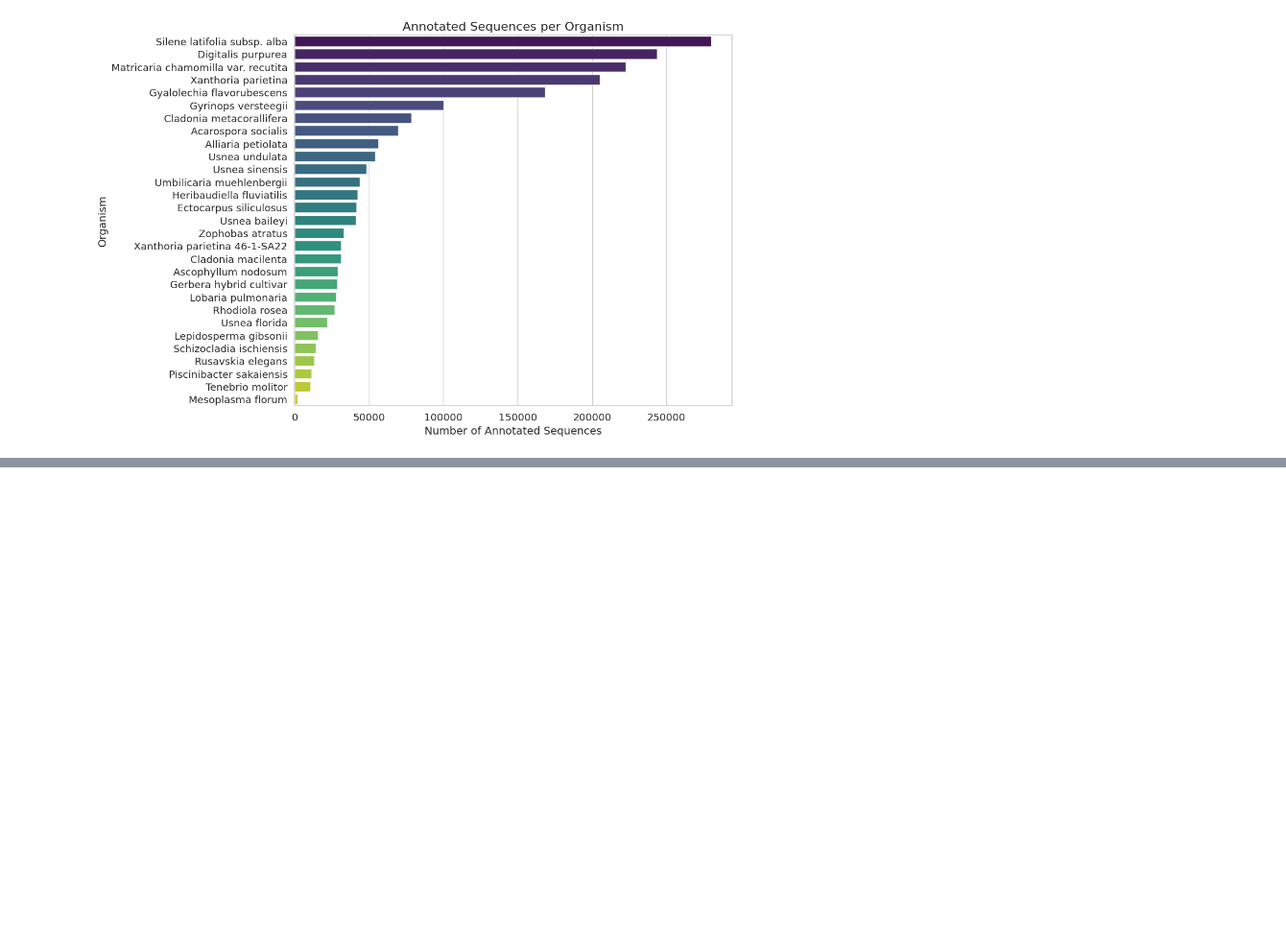
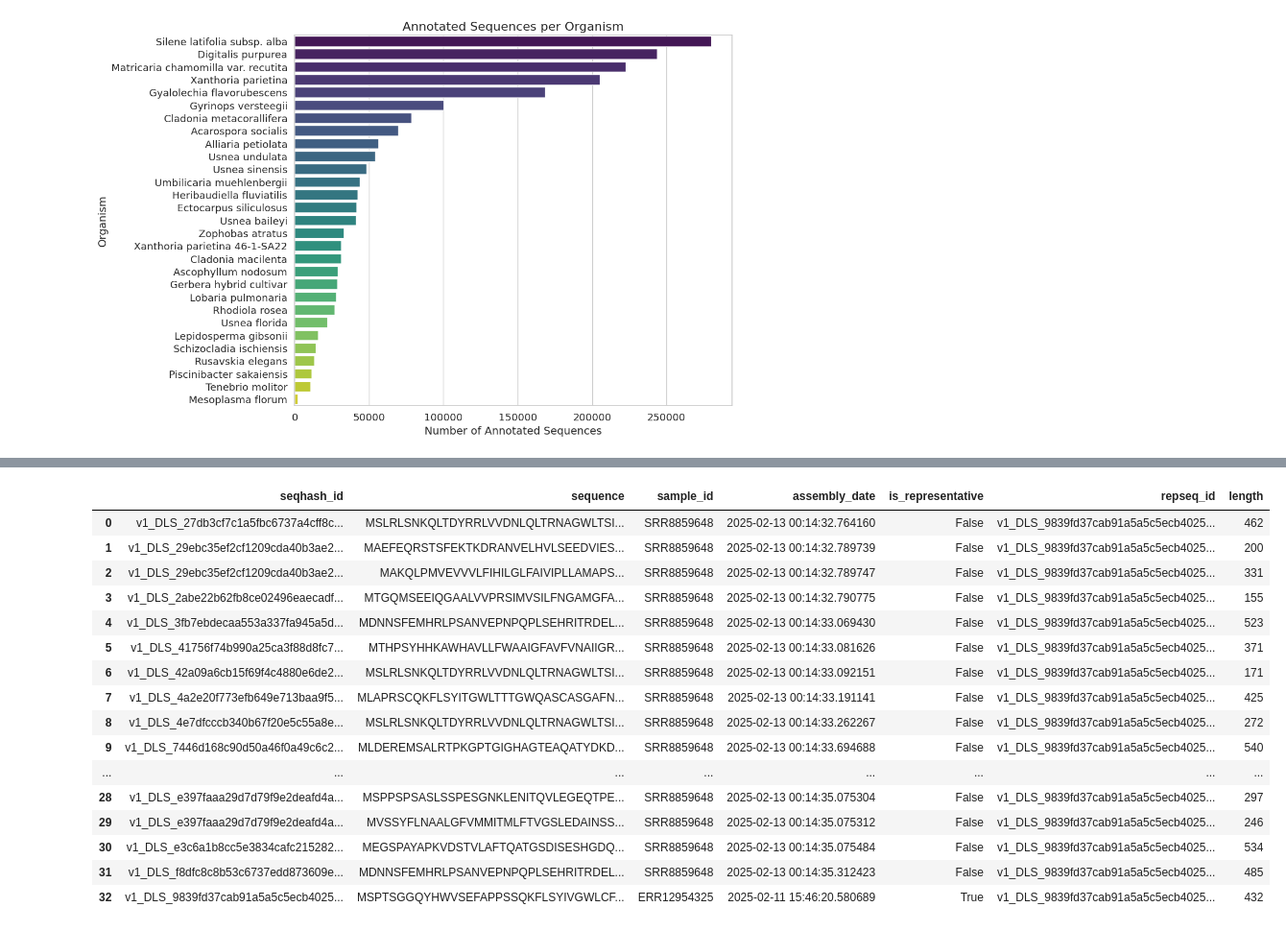
Before and after one commit to arudhir/planter, a Jupyter notebook: notebooks/master-database.ipynb, the cells around one changed output, grey strips where cells are left out. Shown at 96% size. Saved outputs shown, nothing was run; the diff lists cells and outputs as text; code cells hidden in the pictures; blank space fills up the shorter version.

```diff
--- a/notebooks/master-database.ipynb
+++ b/notebooks/master-database.ipynb
@@ -790,0 +886,28 @@ Text(0.95, 0.95, '\nn = 2,462,539\nmin = 100 aa\nmax = 7993 aa\nmean = 345.5 aa\
+# %%
+test_seqhash_id = 'v1_DLS_9839fd37cab91a5a5c5ecb4025a1a05e0c9c4fa6a1025d5d3d791fc0544f6249.p1'
+
+with duckdb.connect(test_db) as con:
+    query = """
+    SELECT * FROM sequences WHERE repseq_id = ?
+    """
+    df = con.execute(query, (test_seqhash_id,)).fetchdf()
+    display(df)
+    df['sequence'].tolist()
+# %% [output]
+|  | seqhash_id | sequence | sample_id | assembly_date | is_representative | repseq_id | length |
+| 0 | v1_DLS_27db3cf7c1a5fbc6737a4cff8c... | MSLRLSNKQLTDYRRLVVDNLQLTRNAGWLTSI... | SRR8859648 | 2025-02-13 00:14:32.764160 | False | v1_DLS_9839fd37cab91a5a5c5ecb4025... | 462 |
+| 1 | v1_DLS_29ebc35ef2cf1209cda40b3ae2... | MAEFEQRSTSFEKTKDRANVELHVLSEEDVIES... | SRR8859648 | 2025-02-13 00:14:32.789739 | False | v1_DLS_9839fd37cab91a5a5c5ecb4025... | 200 |
+| 2 | v1_DLS_29ebc35ef2cf1209cda40b3ae2... | MAKQLPMVEVVVLFIHILGLFAIVIPLLAMAPS... | SRR8859648 | 2025-02-13 00:14:32.789747 | False | v1_DLS_9839fd37cab91a5a5c5ecb4025... | 331 |
+| 3 | v1_DLS_2abe22b62fb8ce02496eaecadf... | MTGQMSEEIQGAALVVPRSIMVSILFNGAMGFA... | SRR8859648 | 2025-02-13 00:14:32.790775 | False | v1_DLS_9839fd37cab91a5a5c5ecb4025... | 155 |
+| 4 | v1_DLS_3fb7ebdecaa553a337fa945a5d... | MDNNSFEMHRLPSANVEPNPQPLSEHRITRDEL... | SRR8859648 | 2025-02-13 00:14:33.069430 | False | v1_DLS_9839fd37cab91a5a5c5ecb4025... | 523 |
+| 5 | v1_DLS_41756f74b990a25ca3f88d8fc7... | MTHPSYHHKAWHAVLLFWAAIGFAVFVNAIIGR... | SRR8859648 | 2025-02-13 00:14:33.081626 | False | v1_DLS_9839fd37cab91a5a5c5ecb4025... | 371 |
+| 6 | v1_DLS_42a09a6cb15f69f4c4880e6de2... | MSLRLSNKQLTDYRRLVVDNLQLTRNAGWLTSI... | SRR8859648 | 2025-02-13 00:14:33.092151 | False | v1_DLS_9839fd37cab91a5a5c5ecb4025... | 171 |
+| 7 | v1_DLS_4a2e20f773efb649e713baa9f5... | MLAPRSCQKFLSYITGWLTTTGWQASCASGAFN... | SRR8859648 | 2025-02-13 00:14:33.191141 | False | v1_DLS_9839fd37cab91a5a5c5ecb4025... | 425 |
+| 8 | v1_DLS_4e7dfcccb340b67f20e5c55a8e... | MSLRLSNKQLTDYRRLVVDNLQLTRNAGWLTSI... | SRR8859648 | 2025-02-13 00:14:33.262267 | False | v1_DLS_9839fd37cab91a5a5c5ecb4025... | 272 |
+| 9 | v1_DLS_7446d168c90d50a46f0a49c6c2... | MLDEREMSALRTPKGPTGIGHAGTEAQATYDKD... | SRR8859648 | 2025-02-13 00:14:33.694688 | False | v1_DLS_9839fd37cab91a5a5c5ecb4025... | 540 |
+| ... | ... | ... | ... | ... | ... | ... | ... |
+| 28 | v1_DLS_e397faaa29d7d79f9e2deafd4a... | MSPPSPSASLSSPESGNKLENITQVLEGEQTPE... | SRR8859648 | 2025-02-13 00:14:35.075304 | False | v1_DLS_9839fd37cab91a5a5c5ecb4025... | 297 |
+| 29 | v1_DLS_e397faaa29d7d79f9e2deafd4a... | MVSSYFLNAALGFVMMITMLFTVGSLEDAINSS... | SRR8859648 | 2025-02-13 00:14:35.075312 | False | v1_DLS_9839fd37cab91a5a5c5ecb4025... | 246 |
+| 30 | v1_DLS_e3c6a1b8cc5e3834cafc215282... | MEGSPAYAPKVDSTVLAFTQATGSDISESHGDQ... | SRR8859648 | 2025-02-13 00:14:35.075484 | False | v1_DLS_9839fd37cab91a5a5c5ecb4025... | 534 |
+| 31 | v1_DLS_f8dfc8c8b53c6737edd873609e... | MDNNSFEMHRLPSANVEPNPQPLSEHRITRDEL... | SRR8859648 | 2025-02-13 00:14:35.312423 | False | v1_DLS_9839fd37cab91a5a5c5ecb4025... | 485 |
+| 32 | v1_DLS_9839fd37cab91a5a5c5ecb4025... | MSPTSGGQYHWVSEFAPPSSQKFLSYIVGWLCF... | ERR12954325 | 2025-02-11 15:46:20.580689 | True | v1_DLS_9839fd37cab91a5a5c5ecb4025... | 432 |
```
Also changed, not shown: parts of 15 cells of this notebook, 4 other files.
